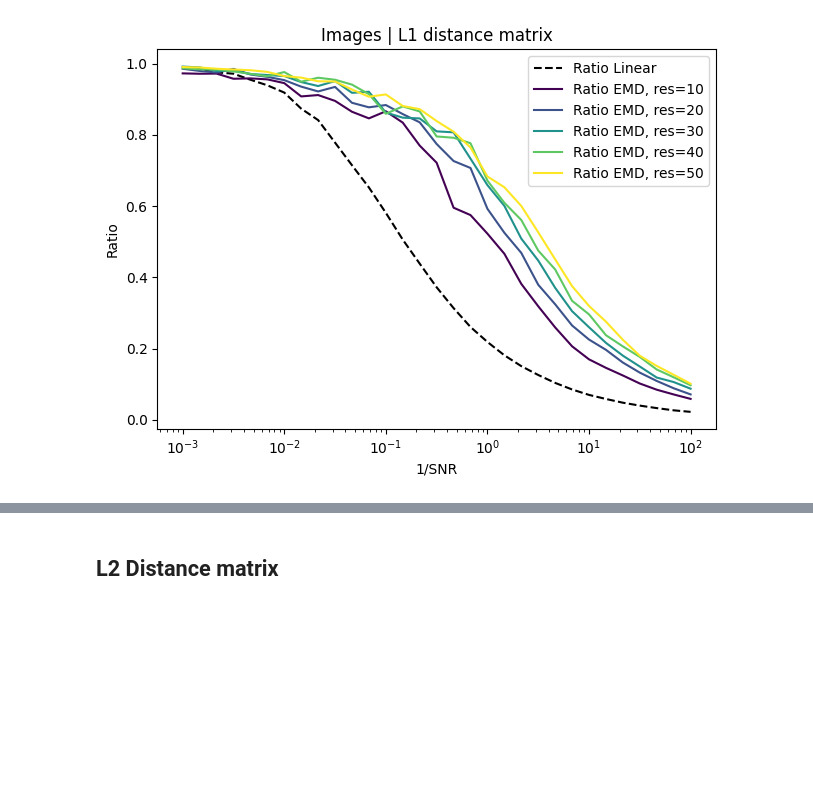
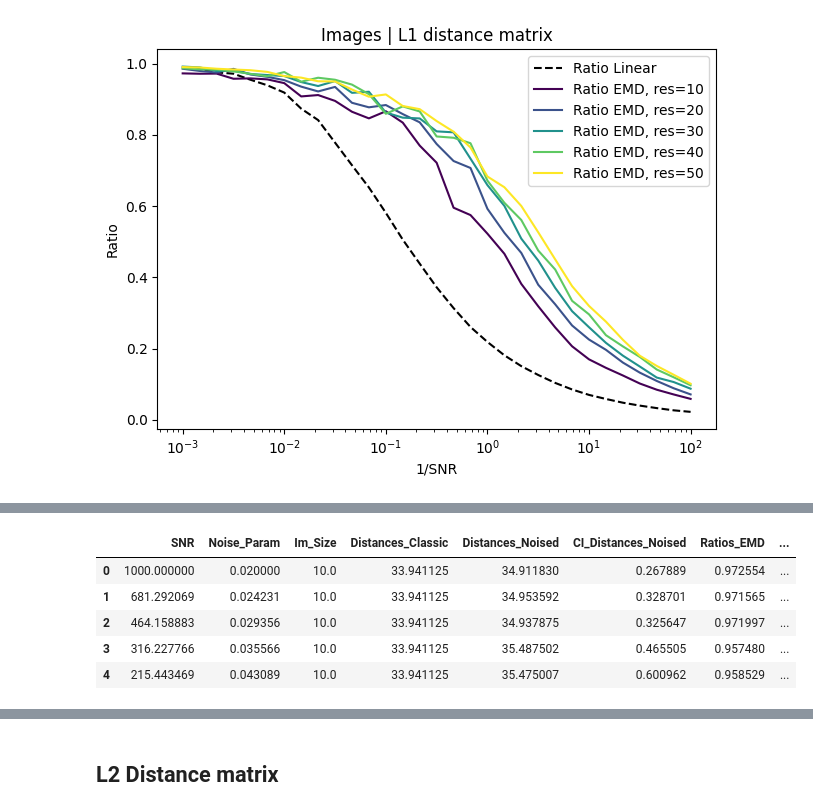
Before and after one commit to warik21/Thesis, a Jupyter notebook: notebooks/images_w_p_vs_l2_plotting.ipynb, the cells around one changed output, grey strips where cells are left out. Saved outputs shown, nothing was run; the diff lists cells and outputs as text; code cells hidden in the pictures; blank space fills up the shorter version.

```diff
--- a/notebooks/images_w_p_vs_l2_plotting.ipynb
+++ b/notebooks/images_w_p_vs_l2_plotting.ipynb
@@ -145,0 +172,9 @@ plt.savefig('images/comparison/images_l1')
+# %%
+df_im_l1.head()
+# %% [output]
+|  | SNR | Noise_Param | Im_Size | Distances_Classic | Distances_Noised | CI_Distances_Noised | Ratios_EMD | ... |
+| 0 | 1000.000000 | 0.020000 | 10.0 | 33.941125 | 34.911830 | 0.267889 | 0.972554 | ... |
+| 1 | 681.292069 | 0.024231 | 10.0 | 33.941125 | 34.953592 | 0.328701 | 0.971565 | ... |
+| 2 | 464.158883 | 0.029356 | 10.0 | 33.941125 | 34.937875 | 0.325647 | 0.971997 | ... |
+| 3 | 316.227766 | 0.035566 | 10.0 | 33.941125 | 35.487502 | 0.465505 | 0.957480 | ... |
+| 4 | 215.443469 | 0.043089 | 10.0 | 33.941125 | 35.475007 | 0.600962 | 0.958529 | ... |
```
Also changed, not shown: parts of 10 cells of this notebook, 4 other files.
